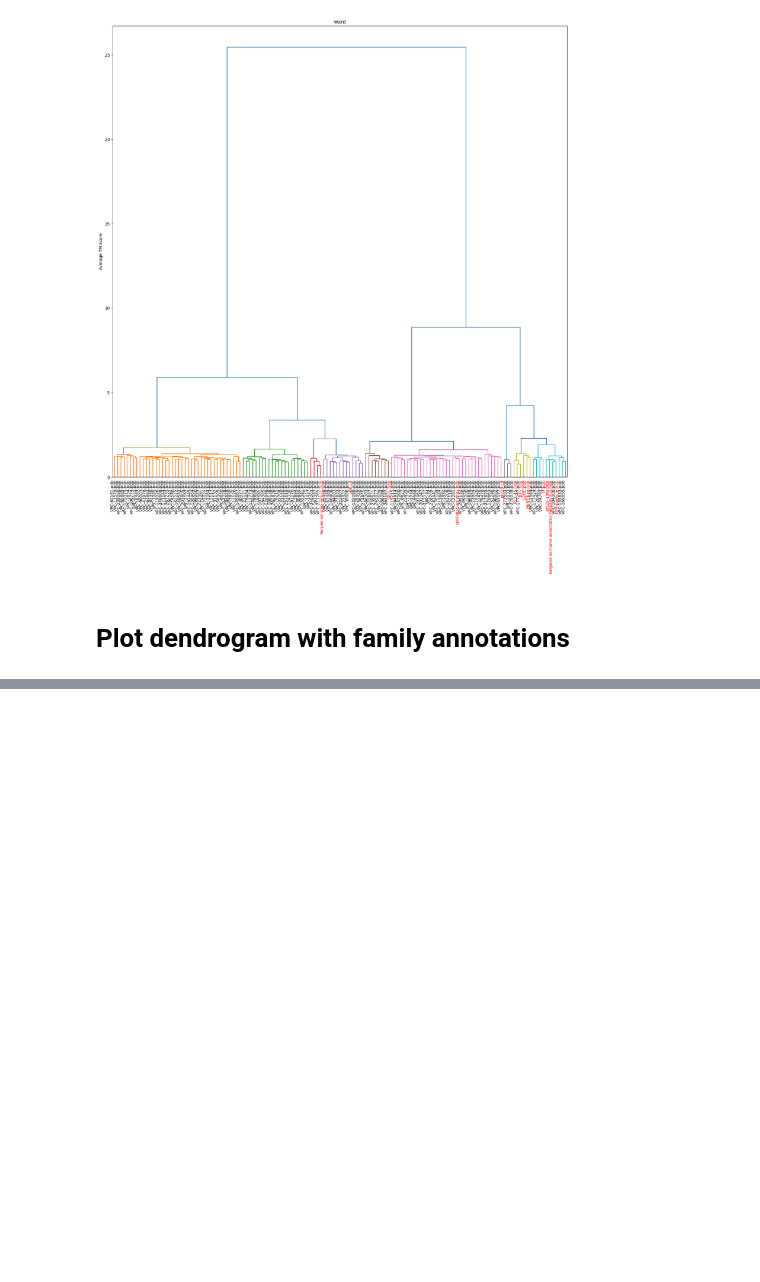
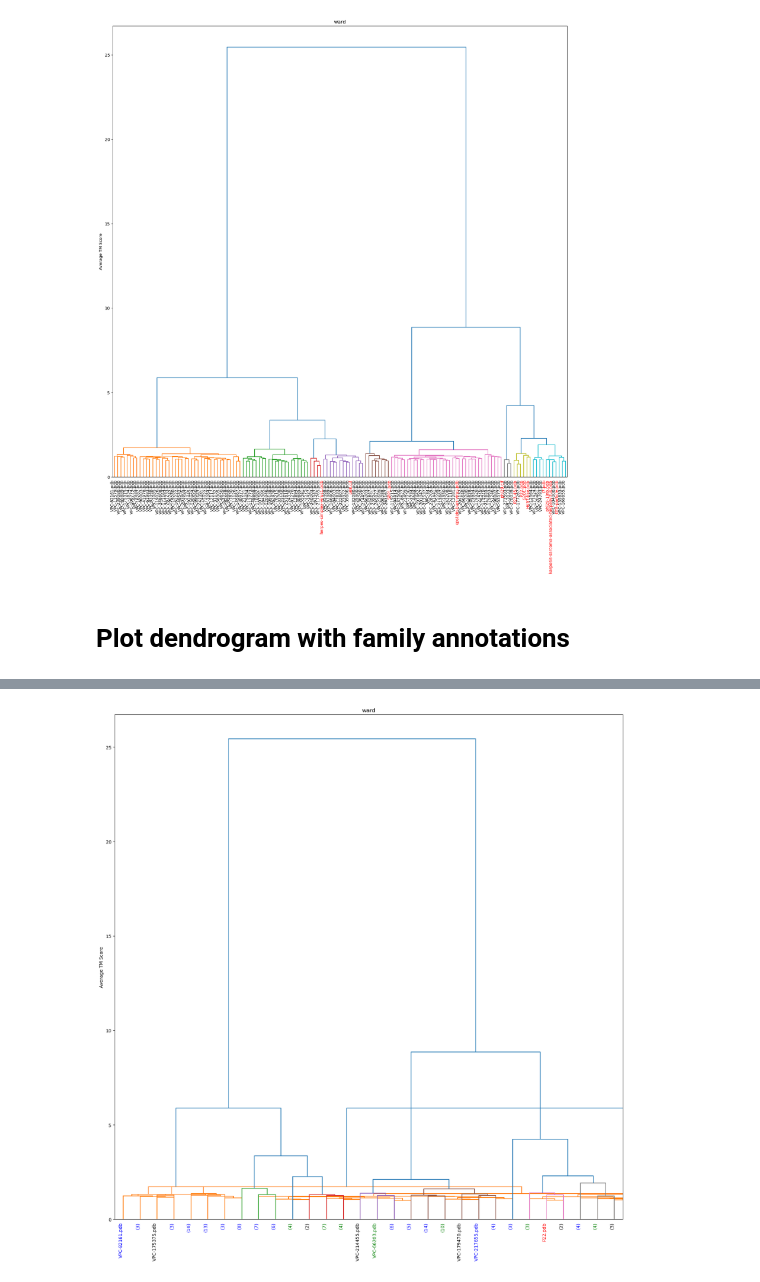
Before and after one commit to Arsuaga-Vazquez-Lab/MGV-connector-protein, a Jupyter notebook: tree/demo.ipynb, the cells around one changed output, grey strips where cells are left out. Drawn from its saved outputs; the diff is of its cells as text; code cells hidden in the pictures; blank space fills up the shorter version.

```diff
--- a/tree/demo.ipynb
+++ b/tree/demo.ipynb
@@ -262,0 +236,5 @@ plt.show()
+# %%
+# Truncated
+plot_dendrogram(dist_matrix, full=False)
+# %% [output]
+[figure, added]
```
Also changed, not shown: parts of 4 cells of this notebook, 13 other files.
